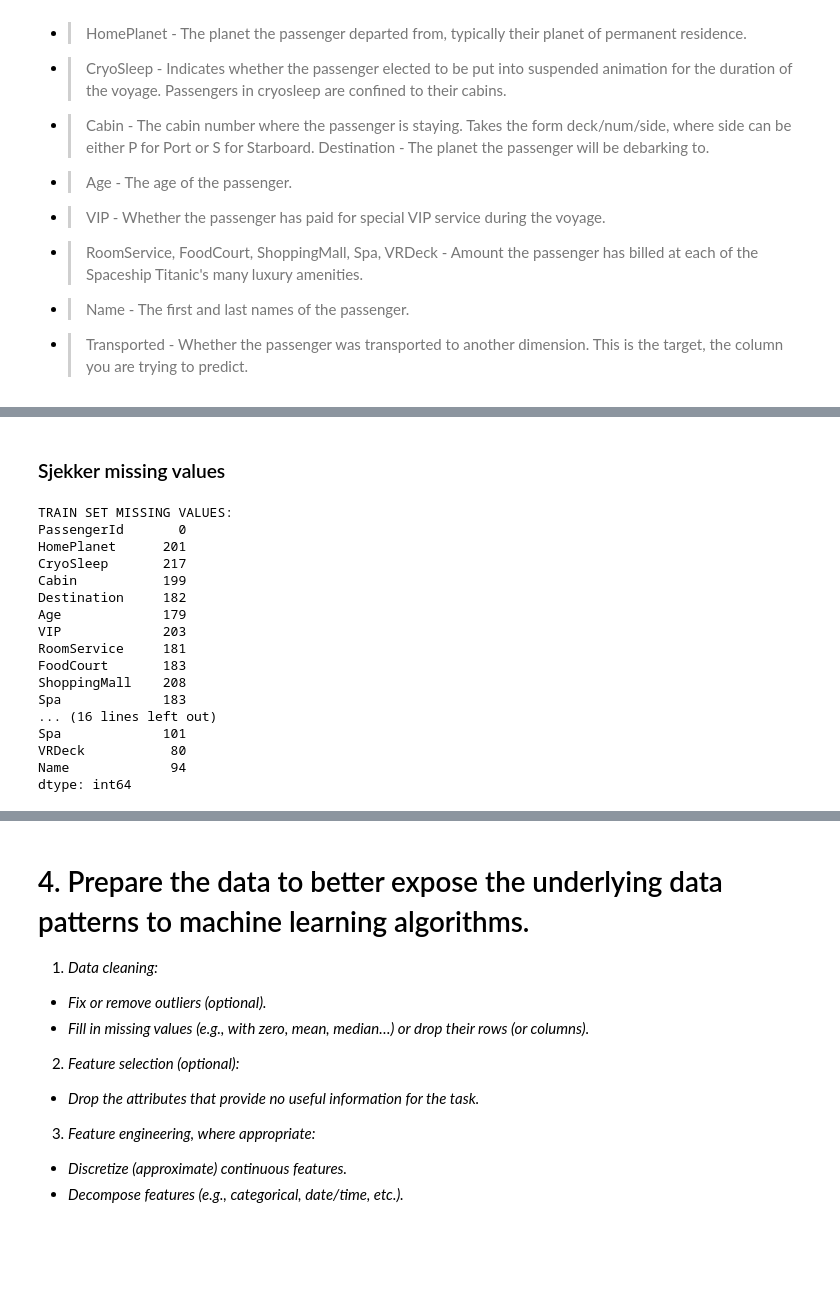
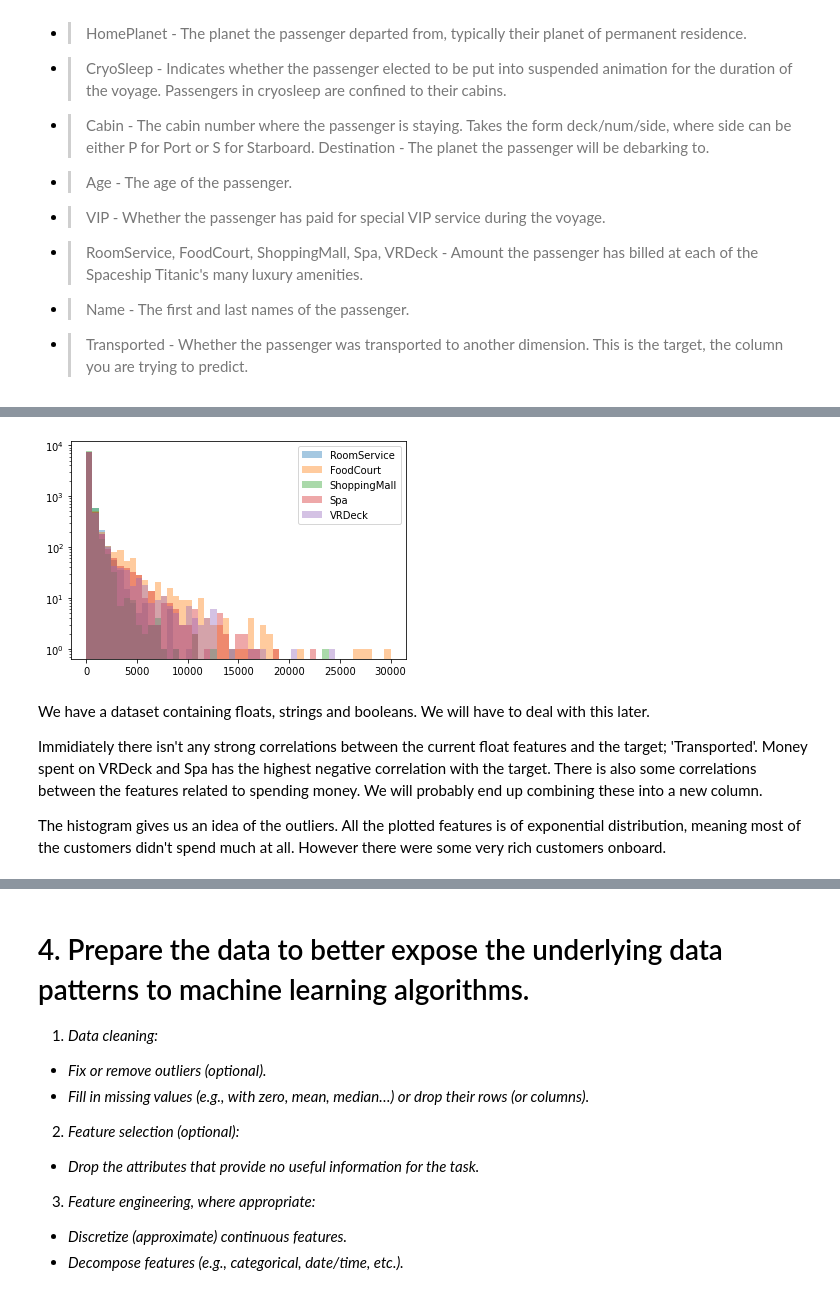
Before and after one commit to realbiker1/SpaceTitanic, a Jupyter notebook: spaceTitanic.ipynb, the cells around one changed output, grey strips where cells are left out. Saved outputs shown, nothing was run; the diff lists cells and outputs as text; code cells hidden in the pictures; blank space fills up the shorter version.

```diff
--- a/spaceTitanic.ipynb
+++ b/spaceTitanic.ipynb
@@ -127,26 +171,20 @@ array([[<AxesSubplot:title={'center':'Age'}>,
-# %% [markdown]
-### Sjekker missing values
-# %%
-print('TRAIN SET MISSING VALUES:')
-print(train.isna().sum())
-print('')
-print('TEST SET MISSING VALUES:')
-print(test.isna().sum())
-# %% [output]
-TRAIN SET MISSING VALUES:
-PassengerId       0
-HomePlanet      201
-CryoSleep       217
-Cabin           199
-Destination     182
-Age             179
-VIP             203
-RoomService     181
-FoodCourt       183
-ShoppingMall    208
-Spa             183
-... (16 lines left out)
-Spa             101
-VRDeck           80
-Name             94
-dtype: int64
+# %%
+bins = np.linspace(0, 30000, 50)
+
+plt.hist(train.RoomService, bins, alpha=0.4, label='RoomService')
+plt.hist(train.FoodCourt, bins, alpha=0.4, label='FoodCourt')
+plt.hist(train.ShoppingMall, bins, alpha=0.4, label='ShoppingMall')
+plt.hist(train.Spa, bins, alpha=0.4, label='Spa')
+plt.hist(train.VRDeck, bins, alpha=0.4, label='VRDeck')
+plt.legend(loc='upper right')
+plt.yscale('log')
+plt.rcParams['figure.figsize'] = [20, 10]
+plt.show()
+# %% [output]
+[figure, added]
+# %% [markdown]
+We have a dataset containing floats, strings and booleans. We will have to deal with this later.
+
+Immidiately there isn't any strong correlations between the current float features and the target; 'Transported'. Money spent on VRDeck and Spa has the highest negative correlation with the target. There is also some correlations between the features related to spending money. We will probably end up combining these into a new column.
+
+The histogram gives us an idea of the outliers. All the plotted features is of exponential distribution, meaning most of the customers didn't spend much at all. However there were some very rich customers onboard.
```
Also changed, not shown: parts of 79 cells of this notebook.
